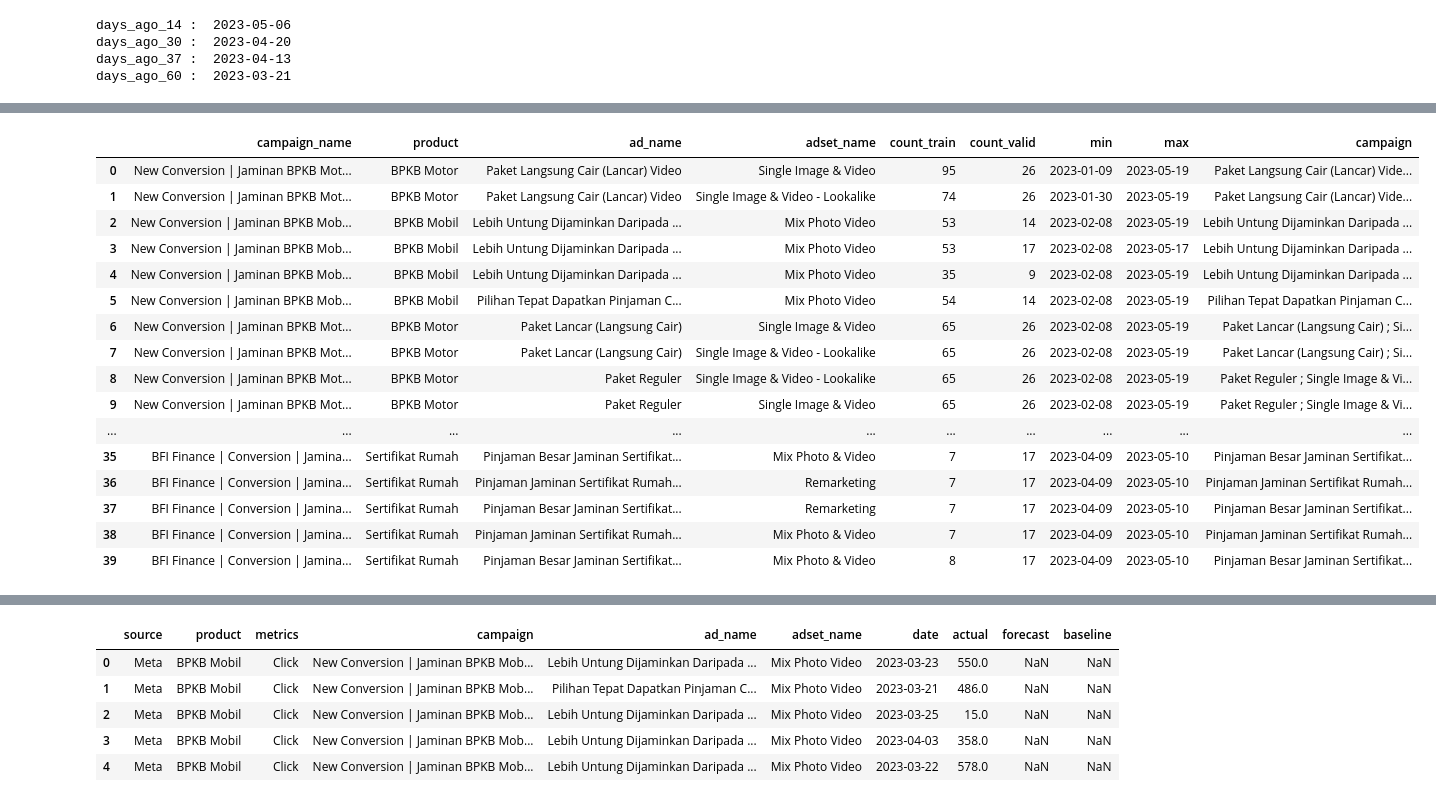
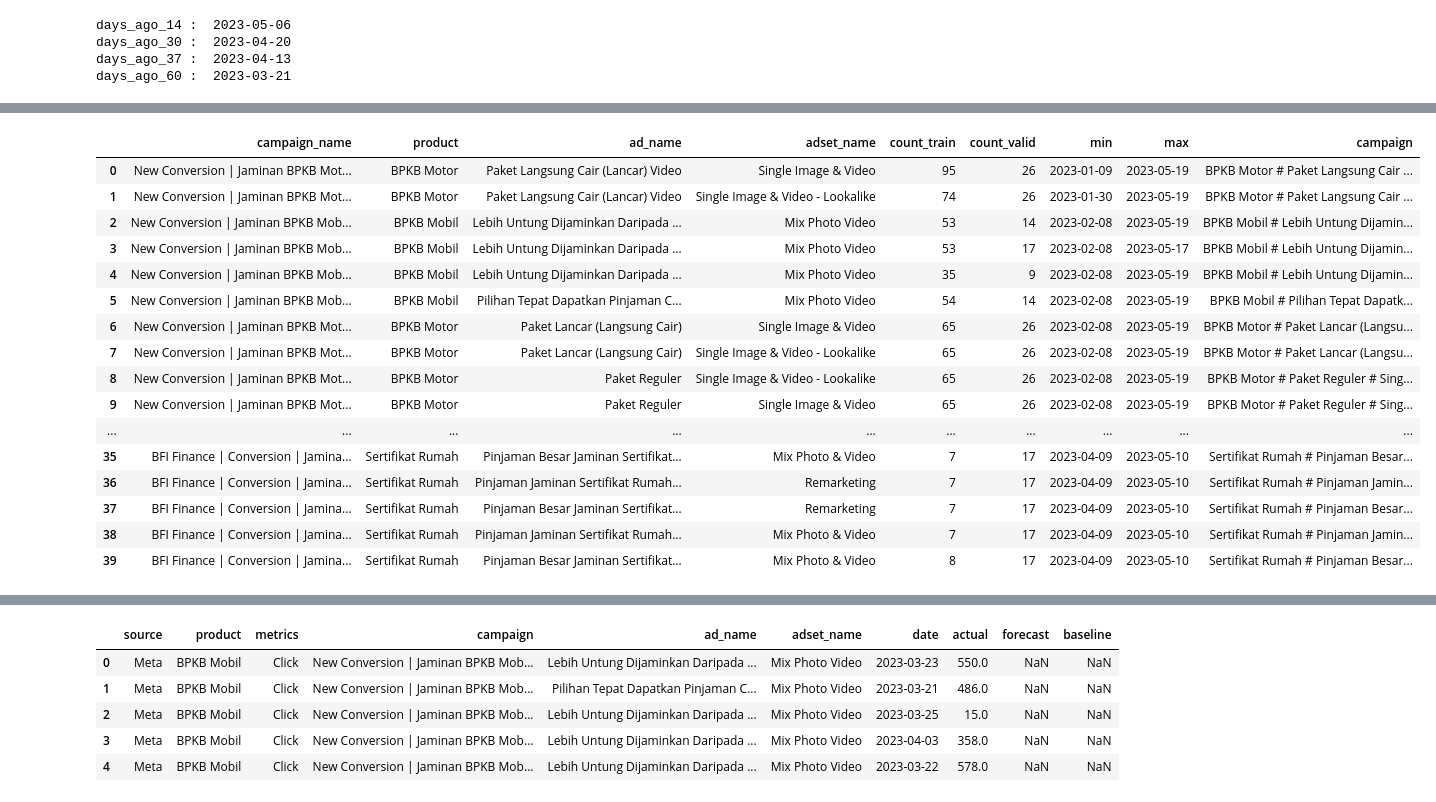
Before and after one commit to hendrikbfi/Project, a Jupyter notebook: digital_leads_forecasting/forecast_meta.ipynb, the cells around one changed output, grey strips where cells are left out. Saved outputs shown, nothing was run; the diff lists cells and outputs as text; code cells hidden in the pictures.

```diff
--- a/digital_leads_forecasting/forecast_meta.ipynb
+++ b/digital_leads_forecasting/forecast_meta.ipynb
@@ -193,50 +186,50 @@ try:
     mydb = mysql_drive.connect(host=os.getenv("HOST"), user=os.getenv("DATABASE_USER"),port=os.getenv("DATABASE_PORT"),
                                 database=os.getenv("DATABASE_NAME"), password=os.getenv("DATABASE_PASSWORD"))
     query = '''
         select campaign_name as campaign_name,
             CASE WHEN lower(campaign_name) LIKE '%mobil%' THEN 'BPKB Mobil'
 		        WHEN lower(campaign_name) LIKE '%motor%' THEN 'BPKB Motor'
 		        WHEN lower(campaign_name) LIKE '%rumah%' THEN 'Sertifikat Rumah'
 		        WHEN lower(campaign_name) LIKE '%all product%' THEN 'All Product'
 		        WHEN lower(campaign_name) LIKE '%all-product%' THEN 'All Product'
 		        else 'Others'
 		        END AS product, ad_name, adset_name,
             count(case when (created_date <= '{1}')then 1 end) as count_train,
             count(case when (created_date >= '{1}')then 1 end) as count_valid,
             min(date_format(created_date,'%Y-%m-%d')) as min, max(date_format(created_date,'%Y-%m-%d')) as max
         from digital_leads.facebook_insights
         where date_format(created_date,'%Y-%m-%d') <= '{3}' and campaign_name <> '(not set)'
         group by campaign_name, product, ad_name, adset_name
         having  min(date_format(created_date,'%Y-%m-%d')) <= '{0}'
                 and max(date_format(created_date,'%Y-%m-%d')) > '{2}'
                 and count(case when (created_date <= '{1}')then 1 end) > 2
                 and count(case when (created_date >= '{1}')then 1 end) > 2
     '''.format(days_ago_37,days_ago_30, days_ago_14,days_ago_1)
     active = pd.read_sql(query,mydb)
     mydb.close() #close the connection
 except Exception as e:
     mydb.close()
     print(str(e))
-active['campaign']= active['ad_name'] +" ; "+ active["adset_name"] +" ; "+ active["campaign_name"]
+active['campaign']= active['product'] +" # " + active['ad_name'] +" # "+ active["adset_name"] +" # "+ active["campaign_name"]
 active
 # %% [output]
 |  | campaign_name | product | ad_name | adset_name | count_train | count_valid | min | max | campaign |
-| 0 | New Conversion | Jaminan BPKB Mot... | BPKB Motor | Paket Langsung Cair (Lancar) Video | Single Image & Video | 95 | 26 | 2023-01-09 | 2023-05-19 | Paket Langsung Cair (Lancar) Vide... |
-| 1 | New Conversion | Jaminan BPKB Mot... | BPKB Motor | Paket Langsung Cair (Lancar) Video | Single Image & Video - Lookalike | 74 | 26 | 2023-01-30 | 2023-05-19 | Paket Langsung Cair (Lancar) Vide... |
-| 2 | New Conversion | Jaminan BPKB Mob... | BPKB Mobil | Lebih Untung Dijaminkan Daripada ... | Mix Photo Video | 53 | 14 | 2023-02-08 | 2023-05-19 | Lebih Untung Dijaminkan Daripada ... |
-| 3 | New Conversion | Jaminan BPKB Mob... | BPKB Mobil | Lebih Untung Dijaminkan Daripada ... | Mix Photo Video | 53 | 17 | 2023-02-08 | 2023-05-17 | Lebih Untung Dijaminkan Daripada ... |
-| 4 | New Conversion | Jaminan BPKB Mob... | BPKB Mobil | Lebih Untung Dijaminkan Daripada ... | Mix Photo Video | 35 | 9 | 2023-02-08 | 2023-05-19 | Lebih Untung Dijaminkan Daripada ... |
-| 5 | New Conversion | Jaminan BPKB Mob... | BPKB Mobil | Pilihan Tepat Dapatkan Pinjaman C... | Mix Photo Video | 54 | 14 | 2023-02-08 | 2023-05-19 | Pilihan Tepat Dapatkan Pinjaman C... |
-| 6 | New Conversion | Jaminan BPKB Mot... | BPKB Motor | Paket Lancar (Langsung Cair) | Single Image & Video | 65 | 26 | 2023-02-08 | 2023-05-19 | Paket Lancar (Langsung Cair) ; Si... |
-| 7 | New Conversion | Jaminan BPKB Mot... | BPKB Motor | Paket Lancar (Langsung Cair) | Single Image & Video - Lookalike | 65 | 26 | 2023-02-08 | 2023-05-19 | Paket Lancar (Langsung Cair) ; Si... |
-| 8 | New Conversion | Jaminan BPKB Mot... | BPKB Motor | Paket Reguler | Single Image & Video - Lookalike | 65 | 26 | 2023-02-08 | 2023-05-19 | Paket Reguler ; Single Image & Vi... |
-| 9 | New Conversion | Jaminan BPKB Mot... | BPKB Motor | Paket Reguler | Single Image & Video | 65 | 26 | 2023-02-08 | 2023-05-19 | Paket Reguler ; Single Image & Vi... |
+| 0 | New Conversion | Jaminan BPKB Mot... | BPKB Motor | Paket Langsung Cair (Lancar) Video | Single Image & Video | 95 | 26 | 2023-01-09 | 2023-05-19 | BPKB Motor # Paket Langsung Cair ... |
+| 1 | New Conversion | Jaminan BPKB Mot... | BPKB Motor | Paket Langsung Cair (Lancar) Video | Single Image & Video - Lookalike | 74 | 26 | 2023-01-30 | 2023-05-19 | BPKB Motor # Paket Langsung Cair ... |
+| 2 | New Conversion | Jaminan BPKB Mob... | BPKB Mobil | Lebih Untung Dijaminkan Daripada ... | Mix Photo Video | 53 | 14 | 2023-02-08 | 2023-05-19 | BPKB Mobil # Lebih Untung Dijamin... |
+| 3 | New Conversion | Jaminan BPKB Mob... | BPKB Mobil | Lebih Untung Dijaminkan Daripada ... | Mix Photo Video | 53 | 17 | 2023-02-08 | 2023-05-17 | BPKB Mobil # Lebih Untung Dijamin... |
+| 4 | New Conversion | Jaminan BPKB Mob... | BPKB Mobil | Lebih Untung Dijaminkan Daripada ... | Mix Photo Video | 35 | 9 | 2023-02-08 | 2023-05-19 | BPKB Mobil # Lebih Untung Dijamin... |
+| 5 | New Conversion | Jaminan BPKB Mob... | BPKB Mobil | Pilihan Tepat Dapatkan Pinjaman C... | Mix Photo Video | 54 | 14 | 2023-02-08 | 2023-05-19 | BPKB Mobil # Pilihan Tepat Dapatk... |
+| 6 | New Conversion | Jaminan BPKB Mot... | BPKB Motor | Paket Lancar (Langsung Cair) | Single Image & Video | 65 | 26 | 2023-02-08 | 2023-05-19 | BPKB Motor # Paket Lancar (Langsu... |
+| 7 | New Conversion | Jaminan BPKB Mot... | BPKB Motor | Paket Lancar (Langsung Cair) | Single Image & Video - Lookalike | 65 | 26 | 2023-02-08 | 2023-05-19 | BPKB Motor # Paket Lancar (Langsu... |
+| 8 | New Conversion | Jaminan BPKB Mot... | BPKB Motor | Paket Reguler | Single Image & Video - Lookalike | 65 | 26 | 2023-02-08 | 2023-05-19 | BPKB Motor # Paket Reguler # Sing... |
+| 9 | New Conversion | Jaminan BPKB Mot... | BPKB Motor | Paket Reguler | Single Image & Video | 65 | 26 | 2023-02-08 | 2023-05-19 | BPKB Motor # Paket Reguler # Sing... |
 | ... | ... | ... | ... | ... | ... | ... | ... | ... | ... |
-| 35 | BFI Finance | Conversion | Jamina... | Sertifikat Rumah | Pinjaman Besar Jaminan Sertifikat... | Mix Photo & Video | 7 | 17 | 2023-04-09 | 2023-05-10 | Pinjaman Besar Jaminan Sertifikat... |
-| 36 | BFI Finance | Conversion | Jamina... | Sertifikat Rumah | Pinjaman Jaminan Sertifikat Rumah... | Remarketing | 7 | 17 | 2023-04-09 | 2023-05-10 | Pinjaman Jaminan Sertifikat Rumah... |
-| 37 | BFI Finance | Conversion | Jamina... | Sertifikat Rumah | Pinjaman Besar Jaminan Sertifikat... | Remarketing | 7 | 17 | 2023-04-09 | 2023-05-10 | Pinjaman Besar Jaminan Sertifikat... |
-| 38 | BFI Finance | Conversion | Jamina... | Sertifikat Rumah | Pinjaman Jaminan Sertifikat Rumah... | Mix Photo & Video | 7 | 17 | 2023-04-09 | 2023-05-10 | Pinjaman Jaminan Sertifikat Rumah... |
-| 39 | BFI Finance | Conversion | Jamina... | Sertifikat Rumah | Pinjaman Besar Jaminan Sertifikat... | Mix Photo & Video | 8 | 17 | 2023-04-09 | 2023-05-10 | Pinjaman Besar Jaminan Sertifikat... |
+| 35 | BFI Finance | Conversion | Jamina... | Sertifikat Rumah | Pinjaman Besar Jaminan Sertifikat... | Mix Photo & Video | 7 | 17 | 2023-04-09 | 2023-05-10 | Sertifikat Rumah # Pinjaman Besar... |
+| 36 | BFI Finance | Conversion | Jamina... | Sertifikat Rumah | Pinjaman Jaminan Sertifikat Rumah... | Remarketing | 7 | 17 | 2023-04-09 | 2023-05-10 | Sertifikat Rumah # Pinjaman Jamin... |
+| 37 | BFI Finance | Conversion | Jamina... | Sertifikat Rumah | Pinjaman Besar Jaminan Sertifikat... | Remarketing | 7 | 17 | 2023-04-09 | 2023-05-10 | Sertifikat Rumah # Pinjaman Besar... |
+| 38 | BFI Finance | Conversion | Jamina... | Sertifikat Rumah | Pinjaman Jaminan Sertifikat Rumah... | Mix Photo & Video | 7 | 17 | 2023-04-09 | 2023-05-10 | Sertifikat Rumah # Pinjaman Jamin... |
+| 39 | BFI Finance | Conversion | Jamina... | Sertifikat Rumah | Pinjaman Besar Jaminan Sertifikat... | Mix Photo & Video | 8 | 17 | 2023-04-09 | 2023-05-10 | Sertifikat Rumah # Pinjaman Besar... |
 # %%
 Active_campaign = meta.loc[meta.campaign.isin(active.campaign.values)]
                #, ['googleAdsCampaignName', 'created_date', 'advertiserAdClicks', 'cost']]
```
Also changed, not shown: parts of 15 cells of this notebook, 8 other files.
